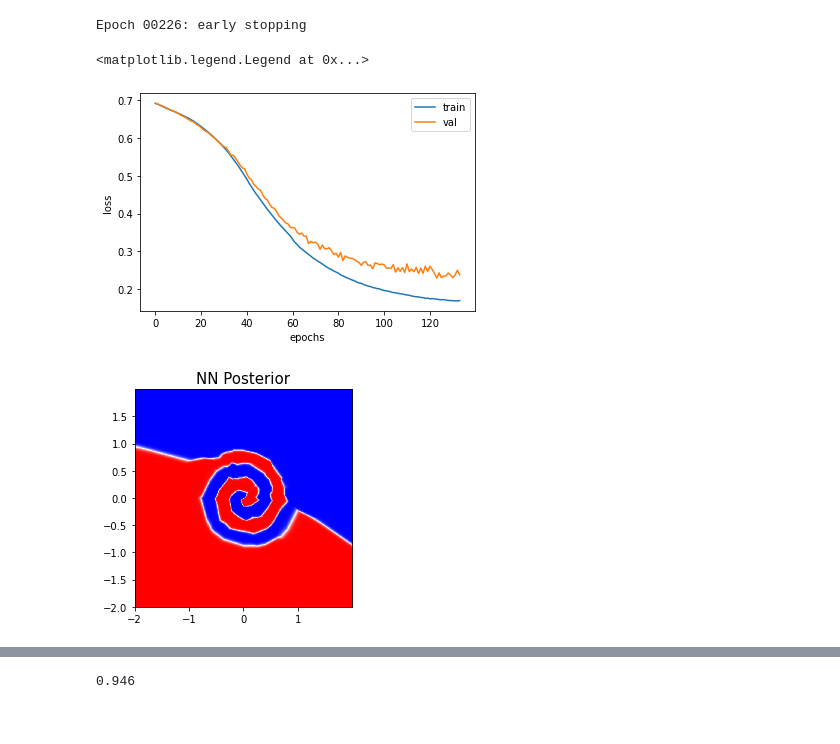
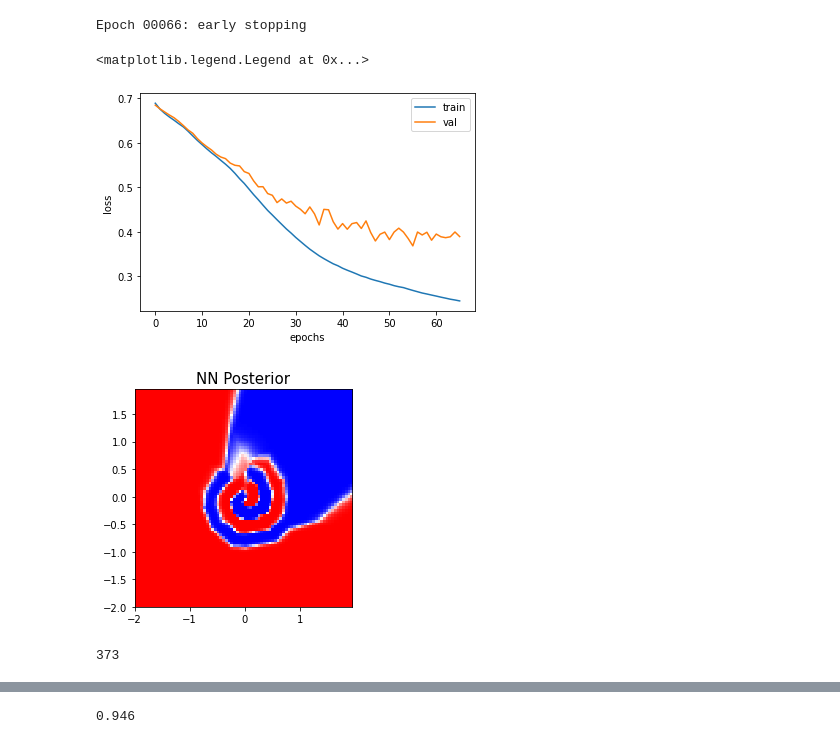
Before and after one commit to Laknath1996/kdg, a Jupyter notebook: dev/poytope_visualization.ipynb, the cells around one changed output, grey strips where cells are left out. Saved outputs shown, nothing was run; the diff lists cells and outputs as text; code cells hidden in the pictures.

```diff
--- a/dev/poytope_visualization.ipynb
+++ b/dev/poytope_visualization.ipynb
@@ -544,7 +441,7 @@ def getNN():
     network_base.add(keras.layers.Dense(10, activation="relu", kernel_initializer=initializer, input_shape=(2,)))
     network_base.add(keras.layers.Dense(10, activation="relu", kernel_initializer=initializer))
     network_base.add(keras.layers.Dense(10, activation="relu", kernel_initializer=initializer))
-    network_base.add(keras.layers.Dense(5, activation="relu", kernel_initializer=initializer))
+    network_base.add(keras.layers.Dense(20, activation="relu", kernel_initializer=initializer))
     network_base.add(keras.layers.Dense(units=2, activation="softmax", kernel_initializer=initializer))
     network_base.compile(**compile_kwargs)
     return network_base
@@ -553,7 +450,7 @@ def getNN():
 nn = getNN()
 history = nn.fit(X, keras.utils.to_categorical(y), **fit_kwargs)
 # %% [output]
-Epoch 00226: early stopping
+Epoch 00066: early stopping
 # %%
 # plot the training loss and validation loss
 fig, ax = plt.subplots()
@@ -564,32 +461,32 @@ ax.set_ylabel("loss")
 ax.legend(["train", "val"])
 # %% [output]
 <matplotlib.legend.Legend at 0x...>
-[figure, old version]
+[figure, new version]
 # %%
 # plot the NN posterior
-p = np.arange(-2, 2, step=0.005)
-q = np.arange(-2, 2, step=0.005)
+p = np.arange(-2, 2, step=0.05)
+q = np.arange(-2, 2, step=0.05)
 xx, yy = np.meshgrid(p, q)
 tmp = np.ones(xx.shape)
 
 grid_samples = np.concatenate((xx.reshape(-1, 1), yy.reshape(-1, 1)), axis=1)
 
 proba_nn = nn.predict(grid_samples)
 
 fig, ax = plt.subplots()
 ax1 = ax.imshow(
-        proba_nn[:, 0].reshape(800, 800).T,
+        proba_nn[:, 0].reshape(80, 80).T,
         extent=[xx.min(), xx.max(), yy.min(), yy.max()],
         cmap="bwr",
         vmin=0,
         vmax=1,
         interpolation="nearest",
         aspect="auto",
     )
 ax.set_title("NN Posterior", fontsize=15)
 ax.set_aspect("equal")
 # %% [output]
-[figure, old version]
+[figure, new version]
 # %%
 model_kdn = kdn(
     network=nn,
@@ -605,4 +502,8 @@ for polytope in polytope_memberships:
 unique_pen_polytopes = np.unique(pen_polytopes)
+# %%
+len(unique_pen_polytopes)
+# %% [output]
+373
 # %%
 for polytope in unique_pen_polytopes:
     idx = np.where(pen_polytopes == polytope)[0]
```
Also changed, not shown: parts of 3 cells of this notebook.
